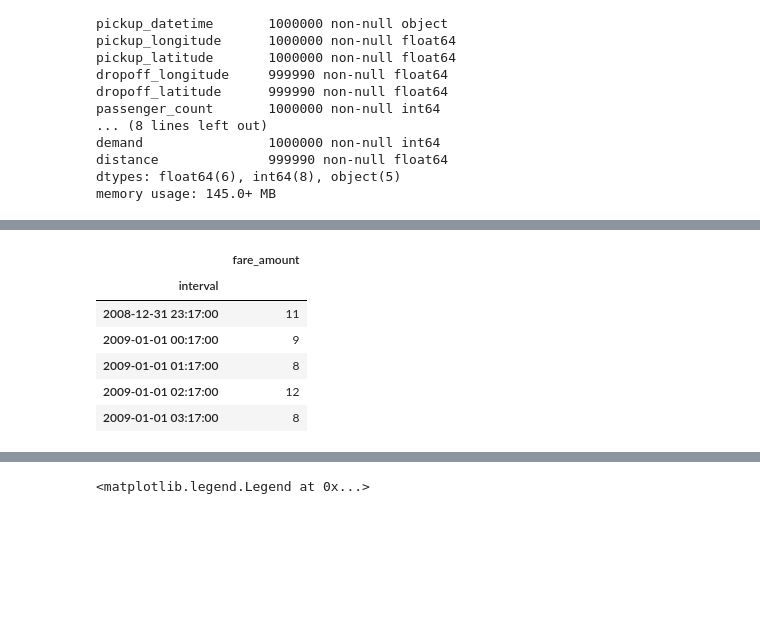
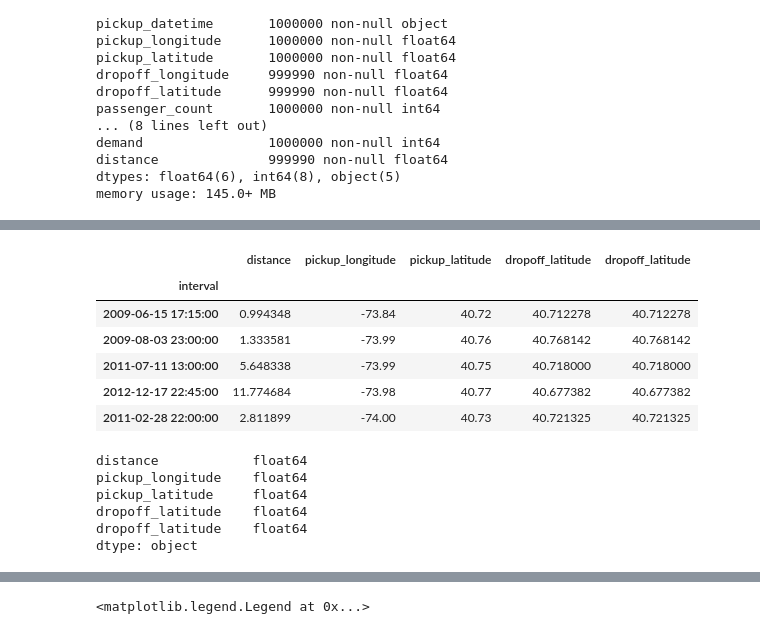
Before and after one commit to sreelakshminarayanan/nyctaxianalysis, a Jupyter notebook: taxiprediction.ipynb, the cells around one changed output, grey strips where cells are left out. Saved outputs shown, nothing was run; the diff lists cells and outputs as text; code cells hidden in the pictures; blank space fills up the shorter version.

```diff
--- a/taxiprediction.ipynb
+++ b/taxiprediction.ipynb
@@ -475,2 +493,6 @@ df = df[["interval","fare_amount"]]
 # %%
 df.interval = pd.to_datetime(df.interval)
+# %%
+df =df.loc[df.pickup_longitude<80]
+# %%
+df=df.loc[df.distance<100]
@@ -478,5 +512,3 @@ df.interval = pd.to_datetime(df.interval)
 df.index = df.interval
 # %%
 df = df.resample(rule='60T', closed='left', label='left', base=17).mean()
-# %%
-df['id'] = range(1, len(df) + 1)
@@ -565,8 +607,8 @@ df.head()
 # %%
 from sklearn.linear_model import LinearRegression
 # %%
-x_train = train.drop('fare_amount', axis=1)
-x_test = test.drop('fare_amount', axis=1)
+x_train = train.drop(['fare_amount','interval'], axis=1)
+x_test = test.drop(['fare_amount','interval'], axis=1)
 y_train = train[['fare_amount']]
 y_test = test[['fare_amount']]
 # %%
@@ -576,10 +620,19 @@ y_test= y_test.apply(np.int64)
 # %%
-y_train.head()
+x_train.head()
 # %% [output]
-|  | fare_amount |
-| interval |  |
-| 2008-12-31 23:17:00 | 11 |
-| 2009-01-01 00:17:00 | 9 |
-| 2009-01-01 01:17:00 | 8 |
-| 2009-01-01 02:17:00 | 12 |
-| 2009-01-01 03:17:00 | 8 |
+|  | distance | pickup_longitude | pickup_latitude | dropoff_latitude | dropoff_latitude |
+| interval |  |  |  |  |  |
+| 2009-06-15 17:15:00 | 0.994348 | -73.84 | 40.72 | 40.712278 | 40.712278 |
+| 2009-08-03 23:00:00 | 1.333581 | -73.99 | 40.76 | 40.768142 | 40.768142 |
+| 2011-07-11 13:00:00 | 5.648338 | -73.99 | 40.75 | 40.718000 | 40.718000 |
+| 2012-12-17 22:45:00 | 11.774684 | -73.98 | 40.77 | 40.677382 | 40.677382 |
+| 2011-02-28 22:00:00 | 2.811899 | -74.00 | 40.73 | 40.721325 | 40.721325 |
+# %%
+x_train.dtypes
+# %% [output]
+distance            float64
+pickup_longitude    float64
+pickup_latitude     float64
+dropoff_latitude    float64
+dropoff_latitude    float64
+dtype: object
```
Also changed, not shown: parts of 42 cells of this notebook.
